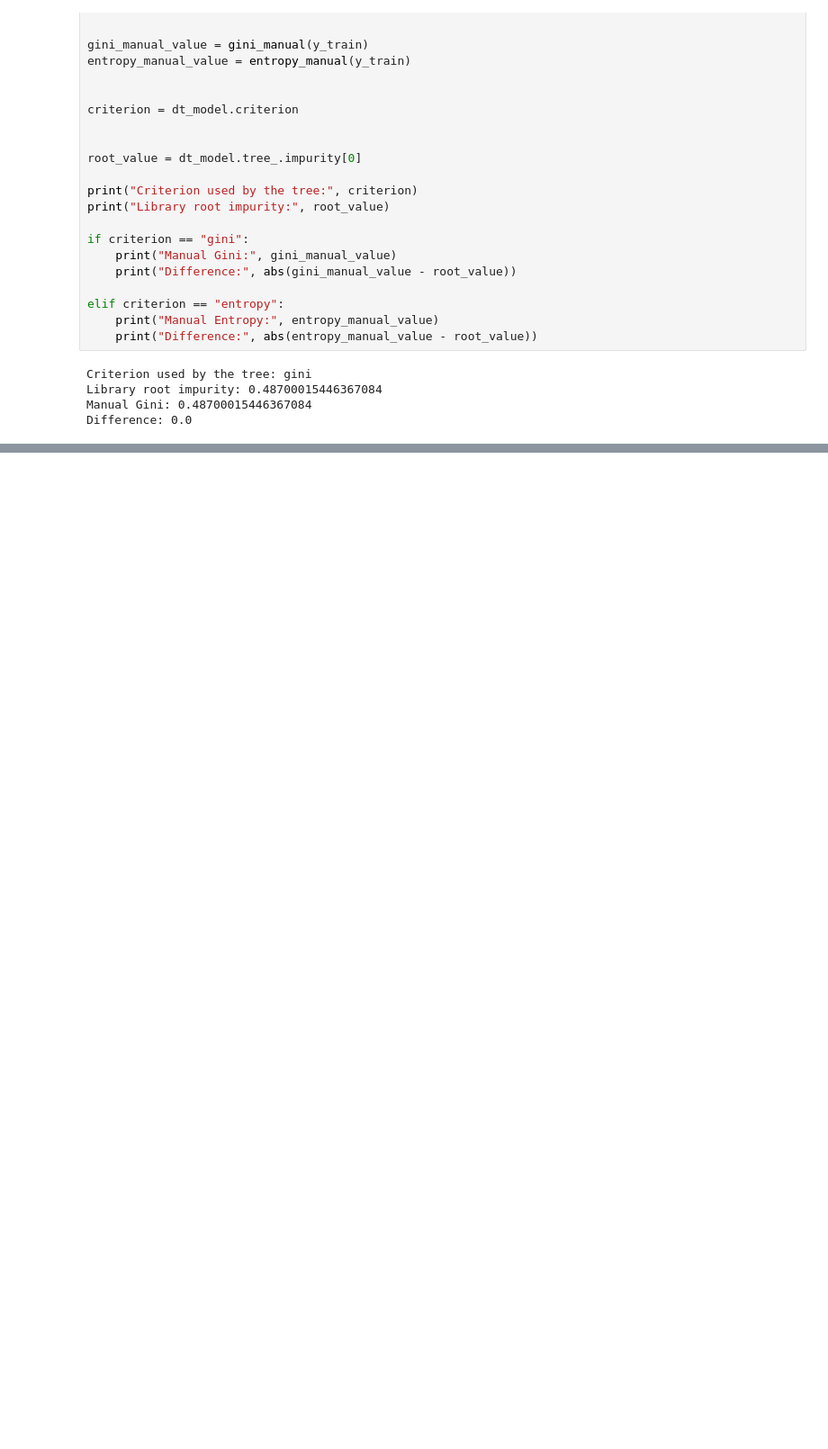
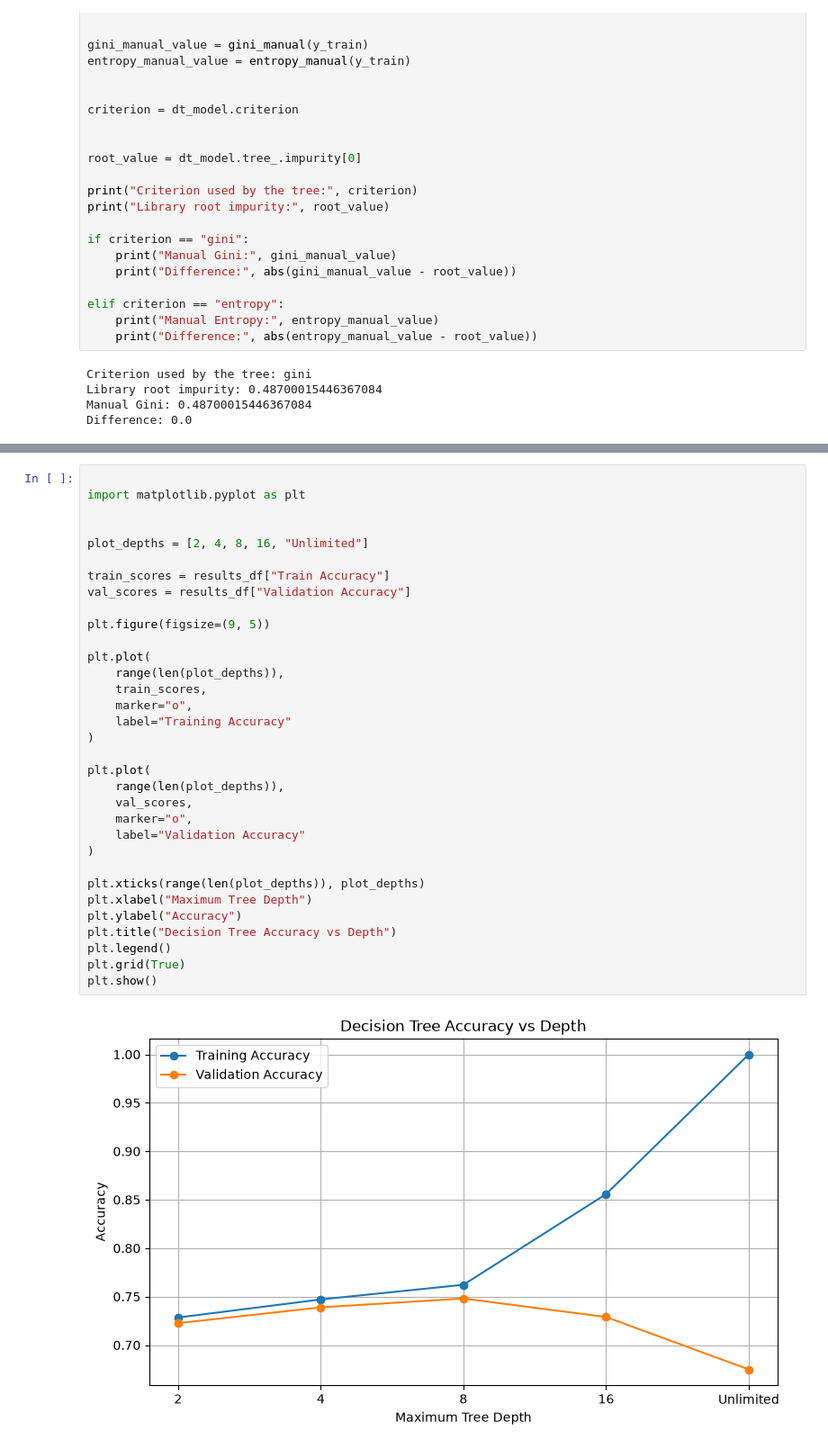
Before and after one commit to Ali-Karkhaneh1384/Data-Mining2, a Jupyter notebook: Code.ipynb, the cells around one changed output, grey strips where cells are left out. Shown at 90% size. Drawn from its saved outputs; the diff is of its cells as text; blank space fills up the shorter version.

Commit message:
Overfeating with different depth

```diff
--- a/Code.ipynb
+++ b/Code.ipynb
@@ -433,0 +474,35 @@ Difference: 0.0
+# %%
+
+import matplotlib.pyplot as plt
+
+
+plot_depths = [2, 4, 8, 16, "Unlimited"]
+
+train_scores = results_df["Train Accuracy"]
+val_scores = results_df["Validation Accuracy"]
+
+plt.figure(figsize=(9, 5))
+
+plt.plot(
+    range(len(plot_depths)),
+    train_scores,
+    marker="o",
+    label="Training Accuracy"
+)
+
+plt.plot(
+    range(len(plot_depths)),
+    val_scores,
+    marker="o",
+    label="Validation Accuracy"
+)
+
+plt.xticks(range(len(plot_depths)), plot_depths)
+plt.xlabel("Maximum Tree Depth")
+plt.ylabel("Accuracy")
+plt.title("Decision Tree Accuracy vs Depth")
+plt.legend()
+plt.grid(True)
+plt.show()
+# %% [output]
+[figure, added]
```
Also changed, not shown: parts of 3 cells of this notebook.
